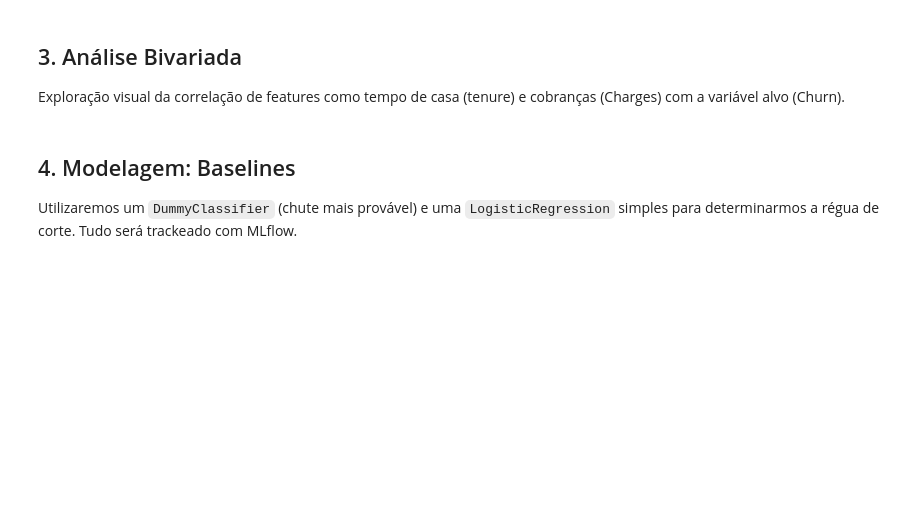
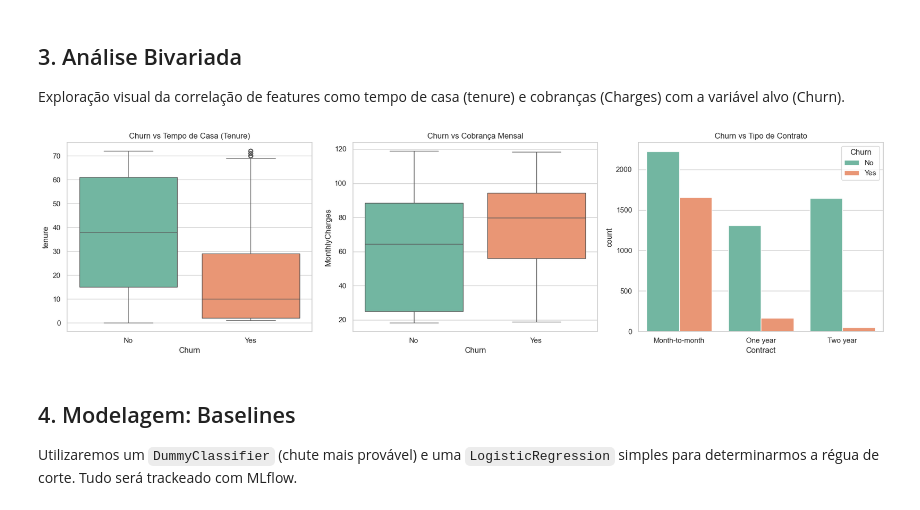
Before and after one commit to fiap-postech-9mlet-grupo85/tech-challenge-fase01, a Jupyter notebook: notebooks/01-eda-baselines.ipynb, the cells around one changed output. Cells and saved outputs as stored; diff of their text form; code cells hidden in the pictures; blank space fills up the shorter version.

```diff
--- a/notebooks/01-eda-baselines.ipynb
+++ b/notebooks/01-eda-baselines.ipynb
@@ -63,7 +109,24 @@ memory usage: 1.1+ MB
 ## 3. Análise Bivariada
 Exploração visual da correlação de features como tempo de casa (tenure) e cobranças (Charges) com a variável alvo (Churn).
 # %%
-# TODO: Código de visualização bivariada
+fig, axes = plt.subplots(1, 3, figsize=(18, 5))
+
+# 1. Quem cancela fica menos tempo na operadora?
+sns.boxplot(data=df, x='Churn', y='tenure', ax=axes[0], palette='Set2', hue='Churn', legend=False)
+axes[0].set_title('Churn vs Tempo de Casa (Tenure)')
+
+# 2. Quem cancela gasta mais por mês?
+sns.boxplot(data=df, x='Churn', y='MonthlyCharges', ax=axes[1], palette='Set2', hue='Churn', legend=False)
+axes[1].set_title('Churn vs Cobrança Mensal')
+
+# 3. O contrato mensal afeta severamente o churn?
+sns.countplot(data=df, x='Contract', hue='Churn', ax=axes[2], palette='Set2')
+axes[2].set_title('Churn vs Tipo de Contrato')
+
+plt.tight_layout()
+plt.show()
+# %% [output]
+[figure, added]
 # %% [markdown]
 ## 4. Modelagem: Baselines
 Utilizaremos um `DummyClassifier` (chute mais provável) e uma `LogisticRegression` simples para determinarmos a régua de corte. Tudo será trackeado com MLflow.
```
Also changed, not shown: parts of 6 cells of this notebook, 1 other file.
